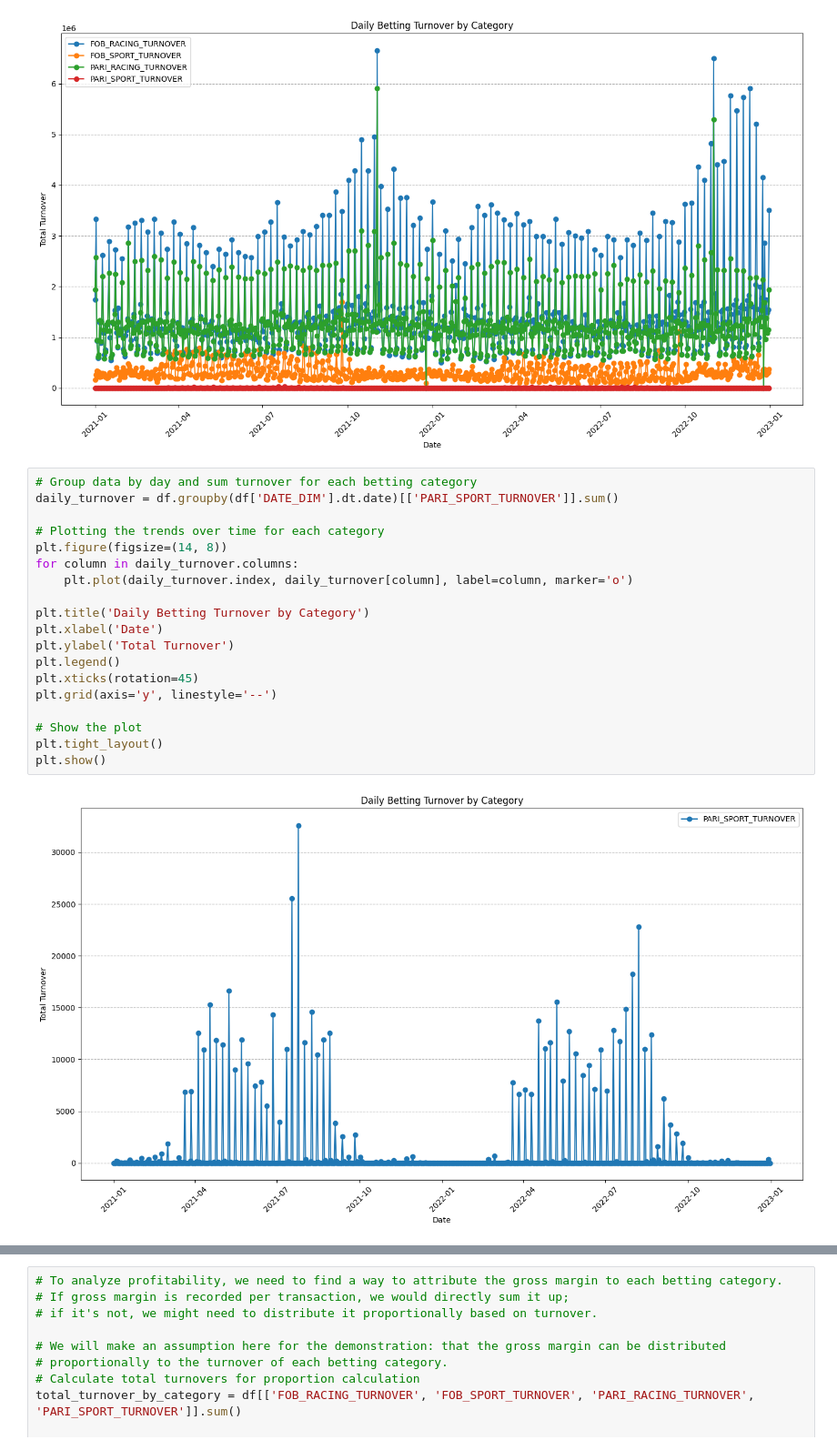
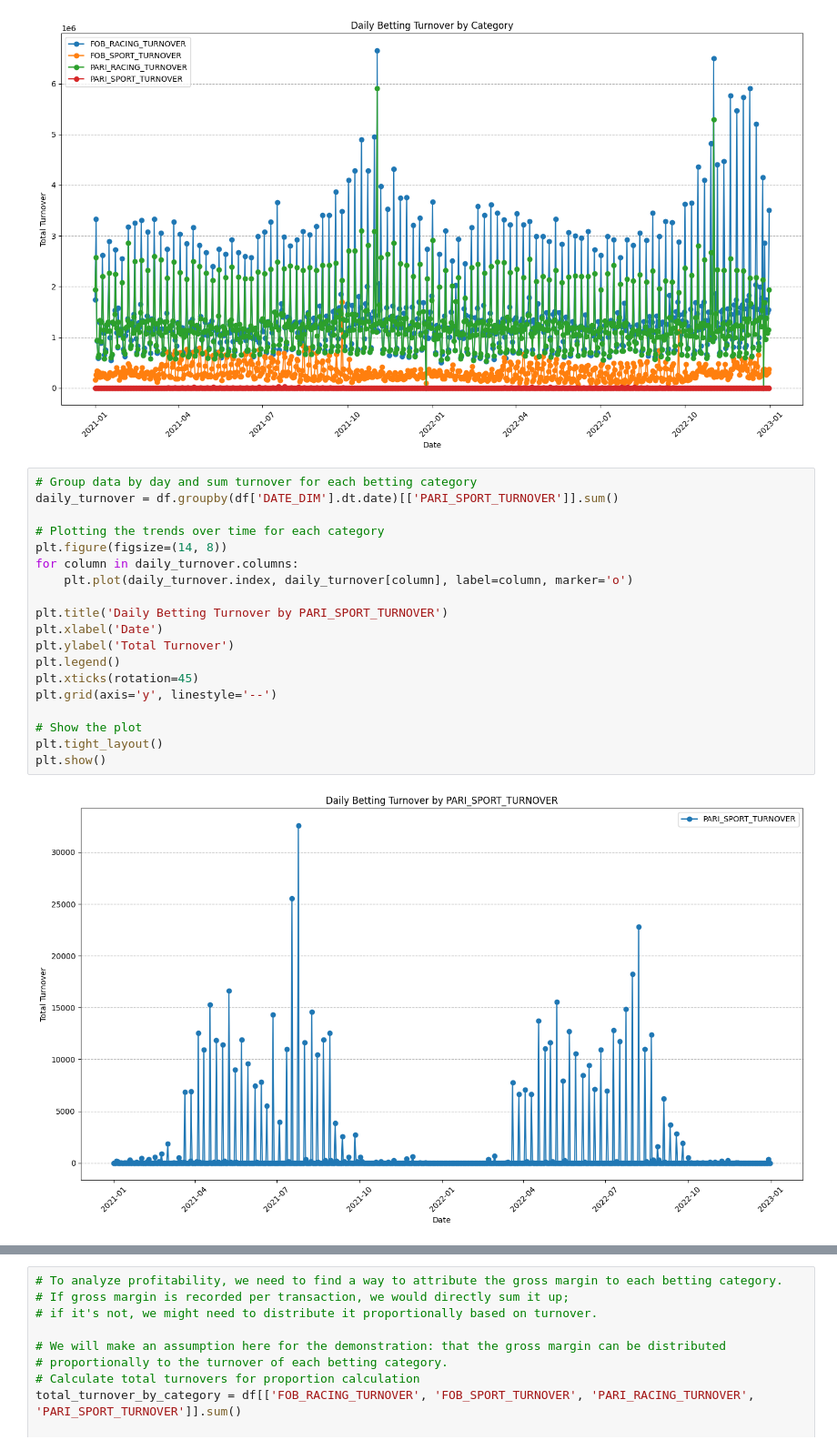
Before and after one commit to ThanhVo15/Competition, a Jupyter notebook: 2. Data Got Talent/2. Final Round/Code/GROSS_MARGIN_FORECAST copy.ipynb, the cells around one changed output, grey strips where cells are left out. Shown at 91% size. Cells and saved outputs as stored; diff of their text form.

```diff
--- a/2. Data Got Talent/2. Final Round/Code/GROSS_MARGIN_FORECAST copy.ipynb
+++ b/2. Data Got Talent/2. Final Round/Code/GROSS_MARGIN_FORECAST copy.ipynb
@@ -217,24 +279,24 @@ plt.show()
 # %%
 # Group data by day and sum turnover for each betting category
 daily_turnover = df.groupby(df['DATE_DIM'].dt.date)[['PARI_SPORT_TURNOVER']].sum()
 
 # Plotting the trends over time for each category
 plt.figure(figsize=(14, 8))
 for column in daily_turnover.columns:
     plt.plot(daily_turnover.index, daily_turnover[column], label=column, marker='o')
 
-plt.title('Daily Betting Turnover by Category')
+plt.title('Daily Betting Turnover by PARI_SPORT_TURNOVER')
 plt.xlabel('Date')
 plt.ylabel('Total Turnover')
 plt.legend()
 plt.xticks(rotation=45)
 plt.grid(axis='y', linestyle='--')
 
 # Show the plot
 plt.tight_layout()
 plt.show()
 # %% [output]
-[figure, old version]
+[figure, new version]
 # %%
 # Group data by day and sum turnover for each betting category
 daily_turnover = df.groupby(df['DATE_DIM'].dt.date)[['FOB_SPORT_TURNOVER']].sum()
```
Also changed, not shown: parts of 3 cells of this notebook, 7 other files.
